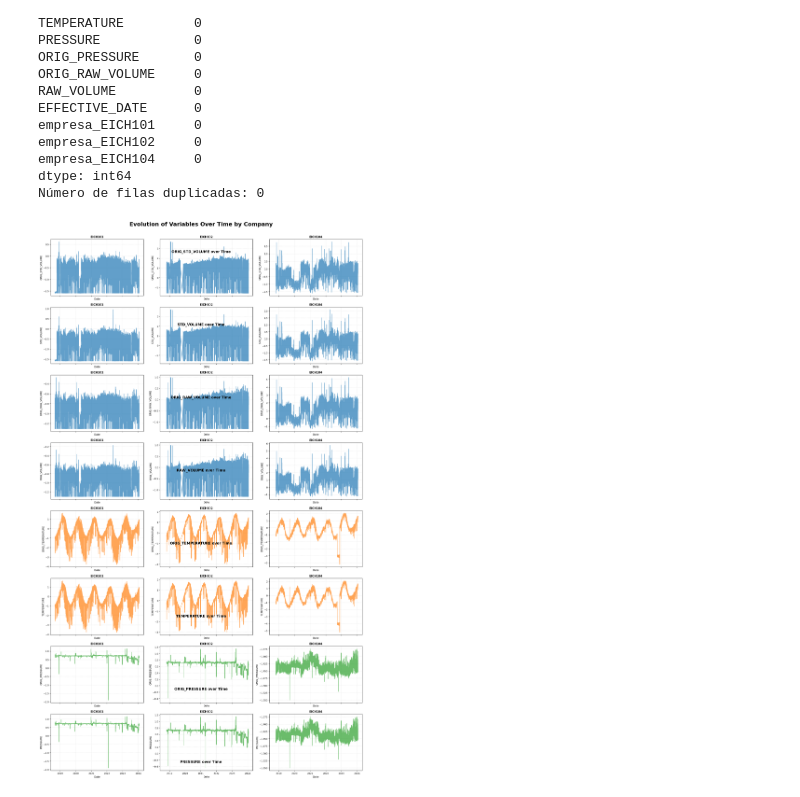
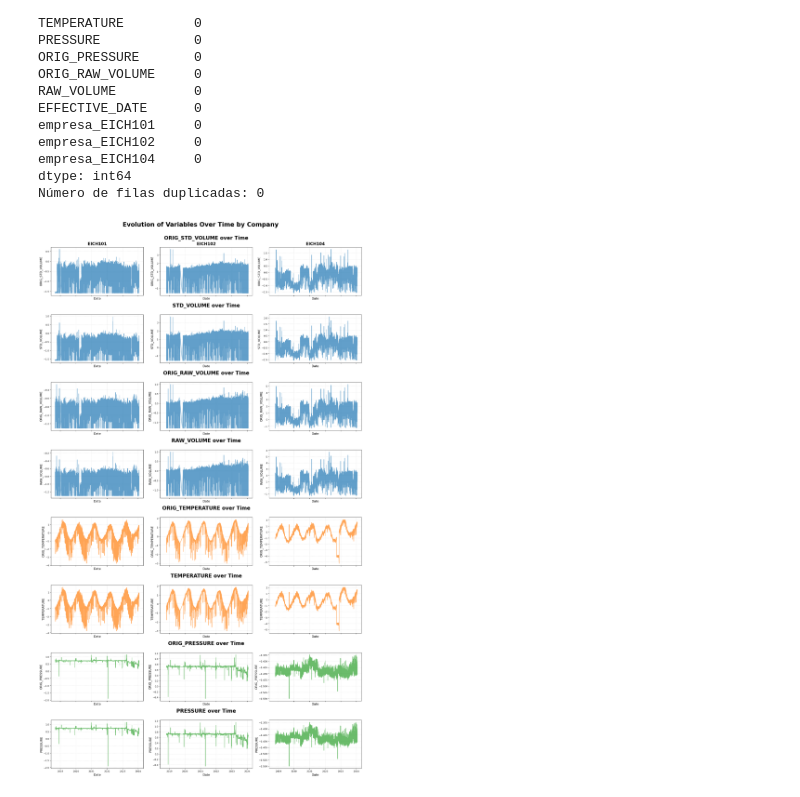
Before and after one commit to luna-as18/ProyectoGradoGEB, a Jupyter notebook: modelo_3_empresas/analisis_general_variables.ipynb, the cells around one changed output. Drawn from its saved outputs; the diff is of its cells as text; code cells hidden in the pictures.

```diff
--- a/modelo_3_empresas/analisis_general_variables.ipynb
+++ b/modelo_3_empresas/analisis_general_variables.ipynb
@@ -70,40 +70,45 @@ companies = e1['COMPANY'].unique()
 
 # Crear figura
 fig, axs = plt.subplots(len(variables), len(companies), figsize=(18, 4 * len(variables)), sharex=True)
 
 # Asegurar que axs sea 2D
 if len(companies) == 1:
     axs = axs.reshape(-1, 1)
 
 # Graficar
 for row_idx, var in enumerate(variables):
     if var in volume_vars:
         color = category_colors['Volume']
     elif var in temperature_vars:
         color = category_colors['Temperature']
     else:
         color = category_colors['Pressure']
 
-    # Título centrado sobre la fila (nombre exacto de la variable)
-    fig.text(0.5, 1 - (row_idx + 0.5) / len(variables), f"{var} over Time",
-             ha='center', va='center', fontsize=14, fontweight='bold')
+    middle_col = len(companies) // 2  # Columna central para título de variable
 
     for col_idx, company in enumerate(companies):
         ax = axs[row_idx][col_idx]
         df_company = e1[e1['COMPANY'] == company]
 
         ax.plot(df_company['EFFECTIVE_DATE'], df_company[var], color=color, alpha=0.7)
 
-        ax.set_ylabel(f"{var}", fontsize=10)
-        ax.set_xlabel("Date", fontsize=10)
+        ax.set_ylabel(f"{var}", fontsize=12)
+        ax.set_xlabel("Date", fontsize=12)
         ax.grid(True, linestyle='--', alpha=0.3)
-        ax.set_title(company, fontsize=11, fontweight='bold')
         ax.tick_params(labelsize=9)
 
+        # Mostrar nombre de la empresa solo en la primera fila como subtítulo discreto
+        if row_idx == 0:
+            ax.annotate(company, xy=(0.5, 1.02), xycoords='axes fraction',
+                        ha='center', va='bottom', fontsize=16, fontweight='bold')
+
+    # Título de la variable centrado en la fila (solo en gráfico del medio)
+    axs[row_idx][middle_col].set_title(f"{var} over Time", fontsize=20, fontweight='bold', pad=30)
+
 # Ajustar diseño
-plt.tight_layout(rect=[0,0.03, 1, 0.97])
-plt.suptitle("Evolution of Variables Over Time by Company", fontsize=22, fontweight='bold', y=0.989)
-plt.subplots_adjust(hspace=0.2, wspace=0.18)
+plt.tight_layout(rect=[0, 0.03, 1, 0.97])
+plt.suptitle("Evolution of Variables Over Time by Company", fontsize=24, fontweight='bold', y=0.989)
+plt.subplots_adjust(hspace=0.4, wspace=0.18)
 plt.show()
 # %% [output]
-[figure, old version]
+[figure, new version]
```
Also changed, not shown: parts of 3 cells of this notebook.
